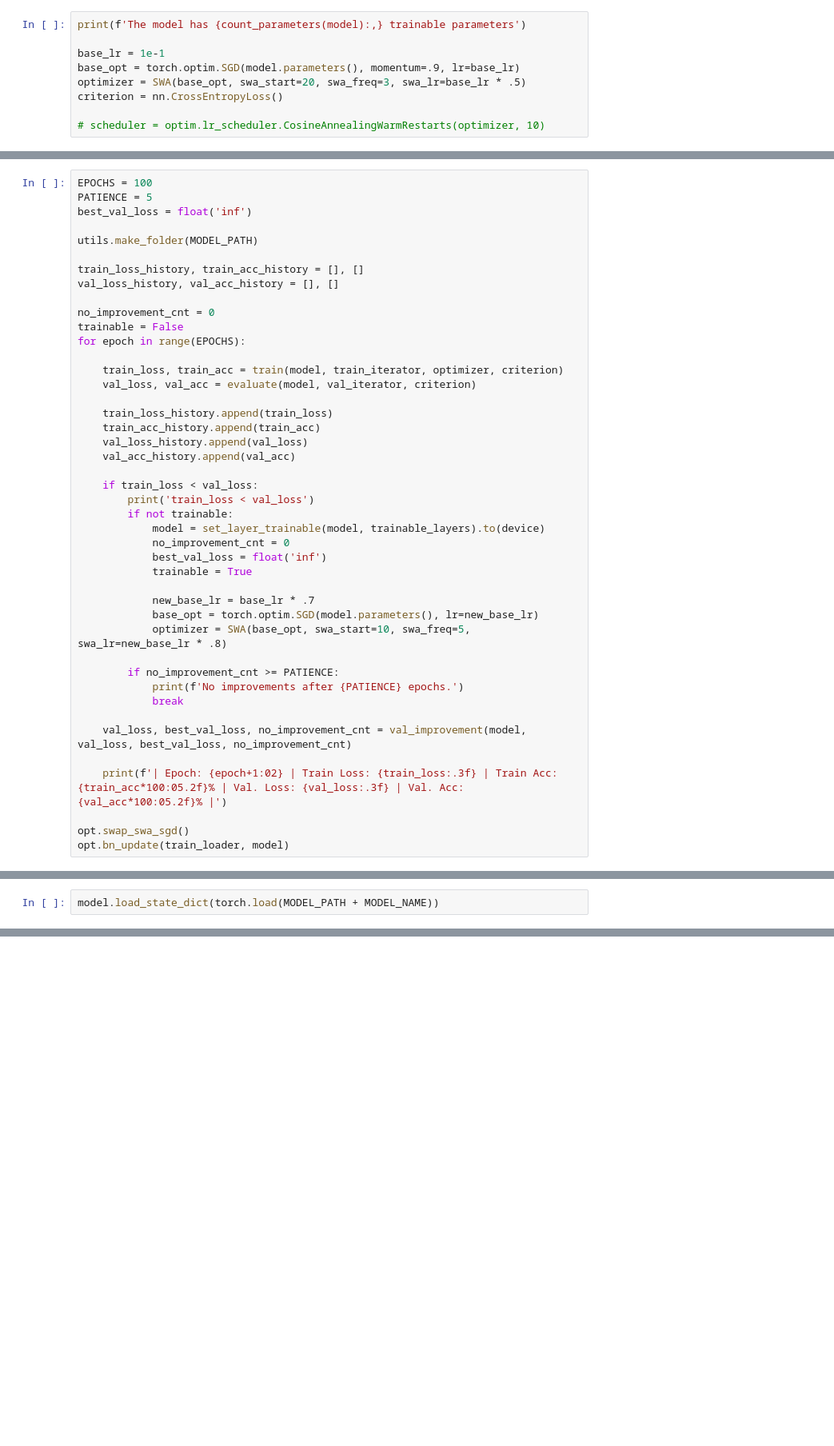
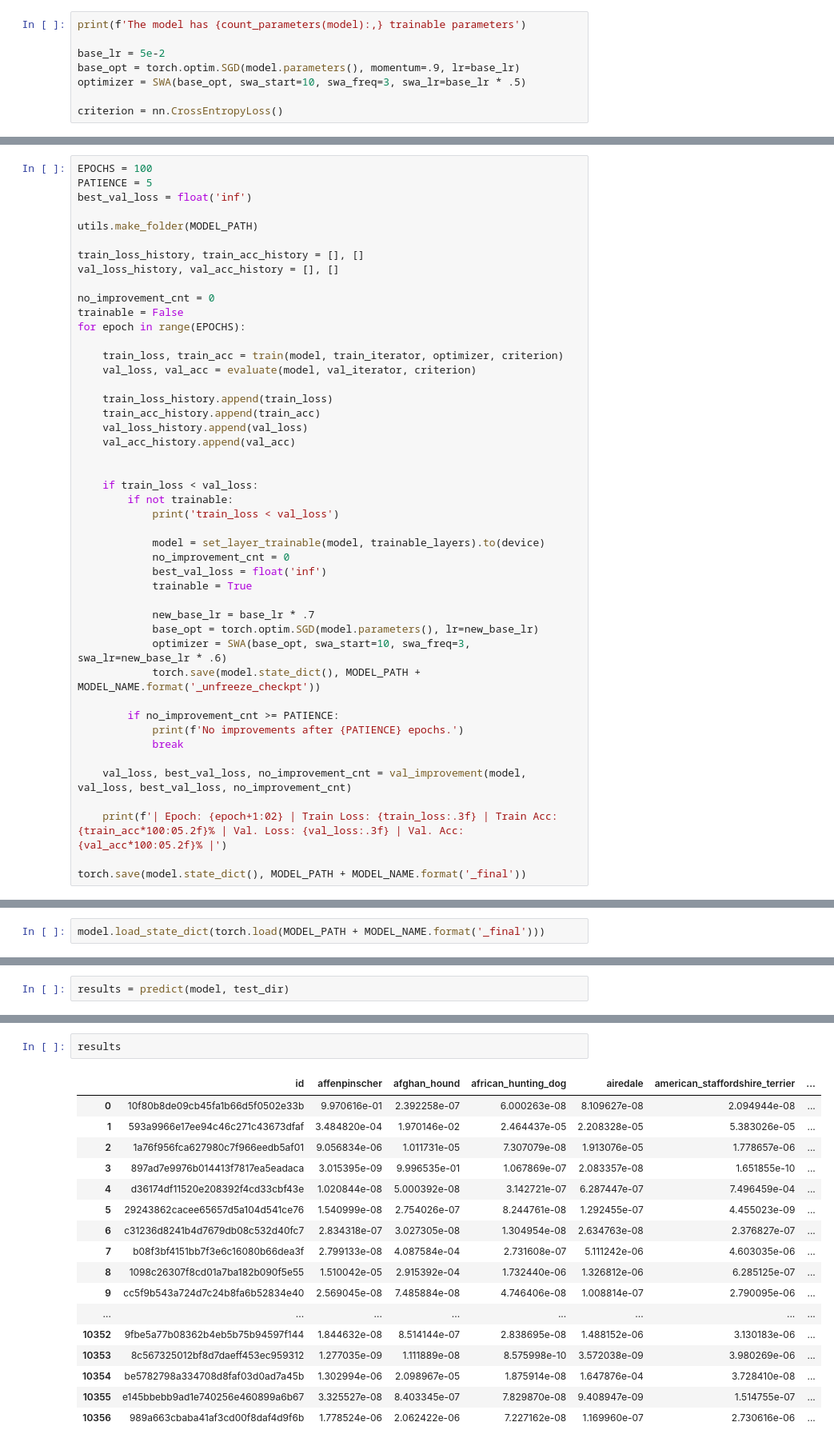
Before and after one commit to rayal34/dog_breed_classification, a Jupyter notebook: notebooks/build_model.ipynb, the cells around one changed output, grey strips where cells are left out. Shown at 80% size. Cells and saved outputs as stored; diff of their text form; blank space fills up the shorter version.

Commit message:
add prediction

```diff
--- a/notebooks/build_model.ipynb
+++ b/notebooks/build_model.ipynb
@@ -151,12 +152,11 @@ NameError: name 'set_model_untrainable' is not defined
 # %%
 print(f'The model has {count_parameters(model):,} trainable parameters')
 
-base_lr = 1e-1
+base_lr = 5e-2
 base_opt = torch.optim.SGD(model.parameters(), momentum=.9, lr=base_lr)
-optimizer = SWA(base_opt, swa_start=20, swa_freq=3, swa_lr=base_lr * .5)
+optimizer = SWA(base_opt, swa_start=10, swa_freq=3, swa_lr=base_lr * .5)
+
 criterion = nn.CrossEntropyLoss()
-
-# scheduler = optim.lr_scheduler.CosineAnnealingWarmRestarts(optimizer, 10)
 # %% [output]
 The model has 245,880 trainable parameters
 # %%
@@ -183,9 +183,11 @@ for epoch in range(EPOCHS):
     val_loss_history.append(val_loss)
     val_acc_history.append(val_acc)
 
+
     if train_loss < val_loss:
-        print('train_loss < val_loss')
         if not trainable:
+            print('train_loss < val_loss')
+
             model = set_layer_trainable(model, trainable_layers).to(device)
             no_improvement_cnt = 0
             best_val_loss = float('inf')
@@ -193,7 +195,8 @@ for epoch in range(EPOCHS):
 
             new_base_lr = base_lr * .7
             base_opt = torch.optim.SGD(model.parameters(), lr=new_base_lr)
-            optimizer = SWA(base_opt, swa_start=10, swa_freq=5, swa_lr=new_base_lr * .8)
+            optimizer = SWA(base_opt, swa_start=10, swa_freq=3, swa_lr=new_base_lr * .6)
+            torch.save(model.state_dict(), MODEL_PATH + MODEL_NAME.format('_unfreeze_checkpt'))
 
         if no_improvement_cnt >= PATIENCE:
             print(f'No improvements after {PATIENCE} epochs.')
@@ -203,6 +206,5 @@ for epoch in range(EPOCHS):
 
     print(f'| Epoch: {epoch+1:02} | Train Loss: {train_loss:.3f} | Train Acc: {train_acc*100:05.2f}% | Val. Loss: {val_loss:.3f} | Val. Acc: {val_acc*100:05.2f}% |')
 
-opt.swap_swa_sgd()
-opt.bn_update(train_loader, model)
+torch.save(model.state_dict(), MODEL_PATH + MODEL_NAME.format('_final'))
 # %% [output]
@@ -226,7 +237,7 @@ plt.plot(val_loss_history)
 # %% [markdown]
 # Prediction
 # %%
-model.load_state_dict(torch.load(MODEL_PATH + MODEL_NAME))
+model.load_state_dict(torch.load(MODEL_PATH + MODEL_NAME.format('_final')))
 # %% [output]
 IncompatibleKeys(missing_keys=[], unexpected_keys=[])
 # %%
@@ -274,0 +308,2 @@ maltese_dog
+# %%
+results = predict(model, test_dir)
@@ -274,0 +312,20 @@ maltese_dog
+# %%
+results
+# %% [output]
+|  | id | affenpinscher | afghan_hound | african_hunting_dog | airedale | american_staffordshire_terrier | ... |
+| 0 | 10f80b8de09cb45fa1b66d5f0502e33b | 9.970616e-01 | 2.392258e-07 | 6.000263e-08 | 8.109627e-08 | 2.094944e-08 | ... |
+| 1 | 593a9966e17ee94c46c271c43673dfaf | 3.484820e-04 | 1.970146e-02 | 2.464437e-05 | 2.208328e-05 | 5.383026e-05 | ... |
+| 2 | 1a76f956fca627980c7f966eedb5af01 | 9.056834e-06 | 1.011731e-05 | 7.307079e-08 | 1.913076e-05 | 1.778657e-06 | ... |
+| 3 | 897ad7e9976b014413f7817ea5eadaca | 3.015395e-09 | 9.996535e-01 | 1.067869e-07 | 2.083357e-08 | 1.651855e-10 | ... |
+| 4 | d36174df11520e208392f4cd33cbf43e | 1.020844e-08 | 5.000392e-08 | 3.142721e-07 | 6.287447e-07 | 7.496459e-04 | ... |
+| 5 | 29243862cacee65657d5a104d541ce76 | 1.540999e-08 | 2.754026e-07 | 8.244761e-08 | 1.292455e-07 | 4.455023e-09 | ... |
+| 6 | c31236d8241b4d7679db08c532d40fc7 | 2.834318e-07 | 3.027305e-08 | 1.304954e-08 | 2.634763e-08 | 2.376827e-07 | ... |
+| 7 | b08f3bf4151bb7f3e6c16080b66dea3f | 2.799133e-08 | 4.087584e-04 | 2.731608e-07 | 5.111242e-06 | 4.603035e-06 | ... |
+| 8 | 1098c26307f8cd01a7ba182b090f5e55 | 1.510042e-05 | 2.915392e-04 | 1.732440e-06 | 1.326812e-06 | 6.285125e-07 | ... |
+| 9 | cc5f9b543a724d7c24b8fa6b52834e40 | 2.569045e-08 | 7.485884e-08 | 4.746406e-08 | 1.008814e-07 | 2.790095e-06 | ... |
+| ... | ... | ... | ... | ... | ... | ... | ... |
+| 10352 | 9fbe5a77b08362b4eb5b75b94597f144 | 1.844632e-08 | 8.514144e-07 | 2.838695e-08 | 1.488152e-06 | 3.130183e-06 | ... |
+| 10353 | 8c567325012bf8d7daeff453ec959312 | 1.277035e-09 | 1.111889e-08 | 8.575998e-10 | 3.572038e-09 | 3.980269e-06 | ... |
+| 10354 | be5782798a334708d8faf03d0ad7a45b | 1.302994e-06 | 2.098967e-05 | 1.875914e-08 | 1.647876e-04 | 3.728410e-08 | ... |
+| 10355 | e145bbebb9ad1e740256e460899a6b67 | 3.325527e-08 | 8.403345e-07 | 7.829870e-08 | 9.408947e-09 | 1.514755e-07 | ... |
+| 10356 | 989a663cbaba41af3cd00f8daf4d9f6b | 1.778524e-06 | 2.062422e-06 | 7.227162e-08 | 1.169960e-07 | 2.730616e-06 | ... |
```
Also changed, not shown: parts of 16 cells of this notebook.
